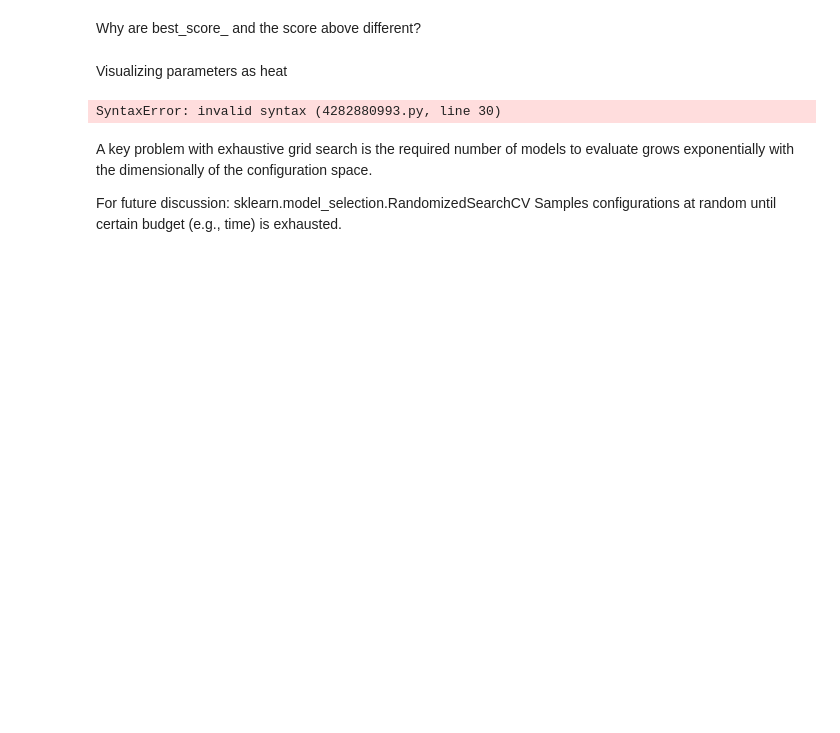
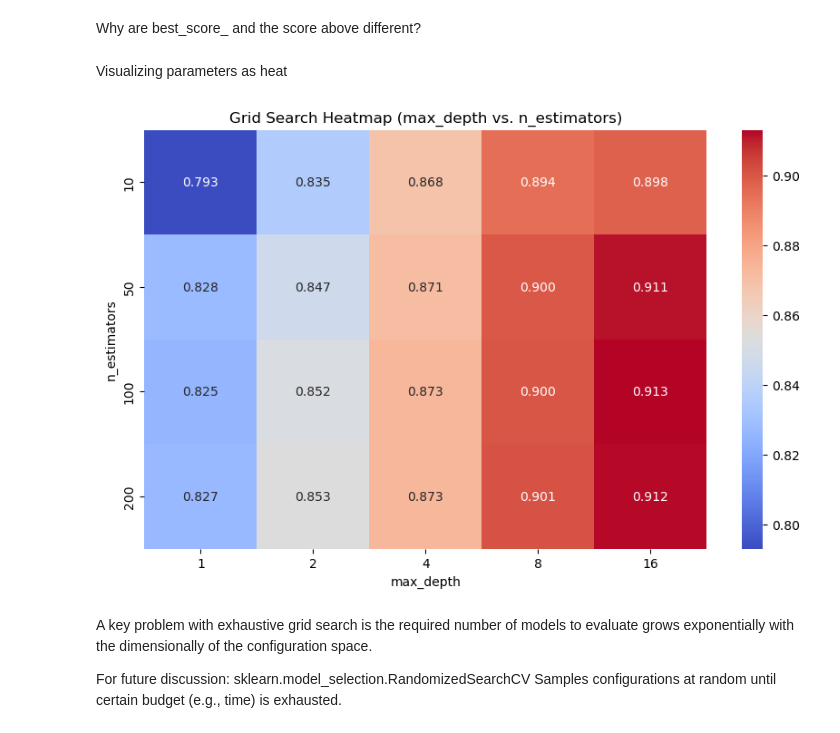
Before and after one commit to kimberleewong/EDS232-labs, a Jupyter notebook: Week6/demo_lab6-hyperparameter-tuning.ipynb, the cells around one changed output. Drawn from its saved outputs; the diff is of its cells as text; code cells hidden in the pictures; blank space fills up the shorter version.

```diff
--- a/Week6/demo_lab6-hyperparameter-tuning.ipynb
+++ b/Week6/demo_lab6-hyperparameter-tuning.ipynb
@@ -105,36 +105,37 @@ def display_heatmap(param_grid, model, X_train, y_train):
         model, param_grid, cv=5, n_jobs=-1, return_train_score=True, scoring="accuracy"
     )
 
     # Fit the model
     grid_search.fit(X_train, y_train)
 
     # Convert results to DataFrame
     results = pd.DataFrame(grid_search.cv_results_)
 
     # Extract parameter names dynamically
     param_x, param_y = list(param_grid.keys())
 
     # Reshape test scores into a 2D array for heatmap
     scores = results.pivot(index=f"param_{param_y}", columns=f"param_{param_x}", values="mean_test_score")
 
     # Plot the heatmap
     plt.figure(figsize=(10, 6))
     sns.heatmap(scores, annot=True, fmt=".3f", cmap="coolwarm")
     plt.xlabel(param_x)
     plt.ylabel(param_y)
     plt.title(f"Grid Search Heatmap ({param_x} vs. {param_y})")
     plt.show()
 
 # Define the hyperparameter grid for max_depth vs. n_estimators
 param_grid1 = {
-    "max_depth":
-    "n_estimators":
+    "max_depth": [1, 2, 4, 8, 16],
+    "n_estimators": [10, 50, 100, 200]
 }
 
 
 # Call the function
+display_heatmap(param_grid1, rf, X_train, y_train)
 # %% [output]
-SyntaxError: invalid syntax (4282880993.py, line 30)
+[figure, added]
 # %% [markdown]
 A key problem with exhaustive grid search is the required number of models to evaluate grows exponentially with the dimensionally of the configuration space.
 
```
